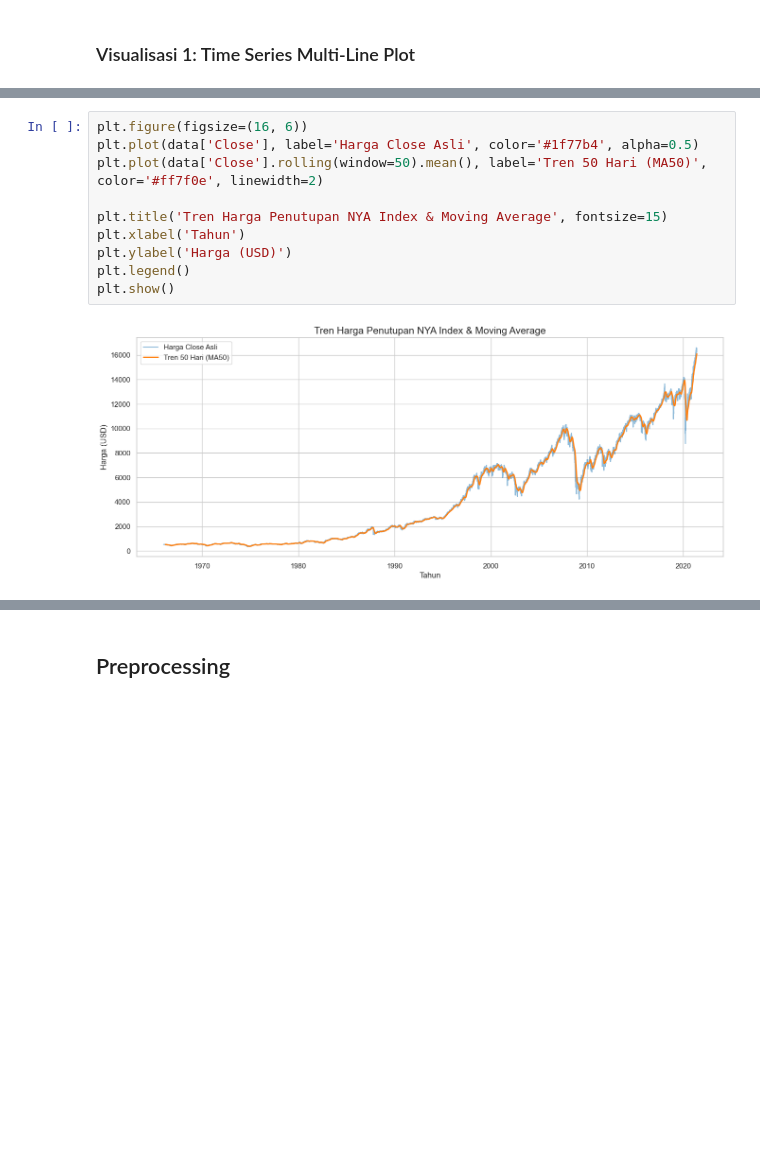
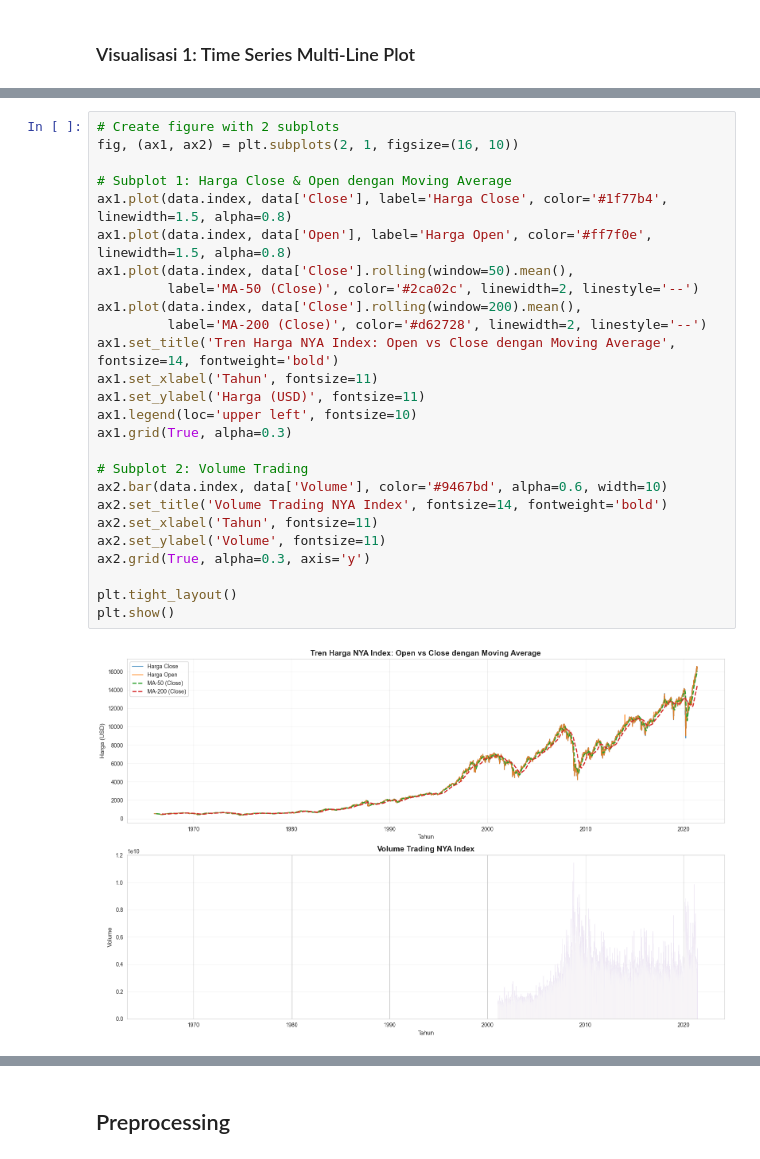
Before and after one commit to goldistry/project-pvd, a Jupyter notebook: code/EDA + Modeling.ipynb, the cells around one changed output, grey strips where cells are left out. Drawn from its saved outputs; the diff is of its cells as text; blank space fills up the shorter version.

Commit message:
FEAT: lbh komprehensif visualisasinya (blm lengkap penjelasan insight nya dan kesimpulan masih blm bnr)

```diff
--- a/code/EDA + Modeling.ipynb
+++ b/code/EDA + Modeling.ipynb
@@ -56,12 +144,28 @@ Dataset dimuat dengan 8 kolom asli.
 # %%
-plt.figure(figsize=(16, 6))
-plt.plot(data['Close'], label='Harga Close Asli', color='#1f77b4', alpha=0.5)
-plt.plot(data['Close'].rolling(window=50).mean(), label='Tren 50 Hari (MA50)', color='#ff7f0e', linewidth=2)
+# Create figure with 2 subplots
+fig, (ax1, ax2) = plt.subplots(2, 1, figsize=(16, 10))
 
-plt.title('Tren Harga Penutupan NYA Index & Moving Average', fontsize=15)
-plt.xlabel('Tahun')
-plt.ylabel('Harga (USD)')
-plt.legend()
+# Subplot 1: Harga Close & Open dengan Moving Average
+ax1.plot(data.index, data['Close'], label='Harga Close', color='#1f77b4', linewidth=1.5, alpha=0.8)
+ax1.plot(data.index, data['Open'], label='Harga Open', color='#ff7f0e', linewidth=1.5, alpha=0.8)
+ax1.plot(data.index, data['Close'].rolling(window=50).mean(),
+         label='MA-50 (Close)', color='#2ca02c', linewidth=2, linestyle='--')
+ax1.plot(data.index, data['Close'].rolling(window=200).mean(),
+         label='MA-200 (Close)', color='#d62728', linewidth=2, linestyle='--')
+ax1.set_title('Tren Harga NYA Index: Open vs Close dengan Moving Average', fontsize=14, fontweight='bold')
+ax1.set_xlabel('Tahun', fontsize=11)
+ax1.set_ylabel('Harga (USD)', fontsize=11)
+ax1.legend(loc='upper left', fontsize=10)
+ax1.grid(True, alpha=0.3)
+
+# Subplot 2: Volume Trading
+ax2.bar(data.index, data['Volume'], color='#9467bd', alpha=0.6, width=10)
+ax2.set_title('Volume Trading NYA Index', fontsize=14, fontweight='bold')
+ax2.set_xlabel('Tahun', fontsize=11)
+ax2.set_ylabel('Volume', fontsize=11)
+ax2.grid(True, alpha=0.3, axis='y')
+
+plt.tight_layout()
 plt.show()
 # %% [output]
-[figure, old version]
+[figure, new version]
```
Also changed, not shown: parts of 41 cells of this notebook.
